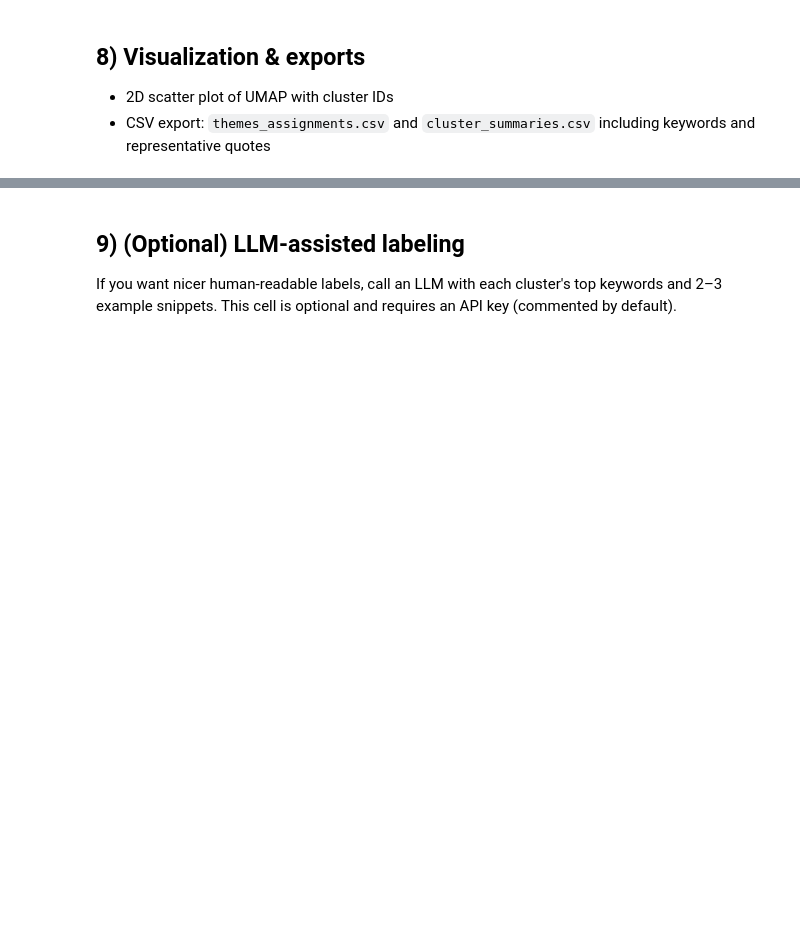
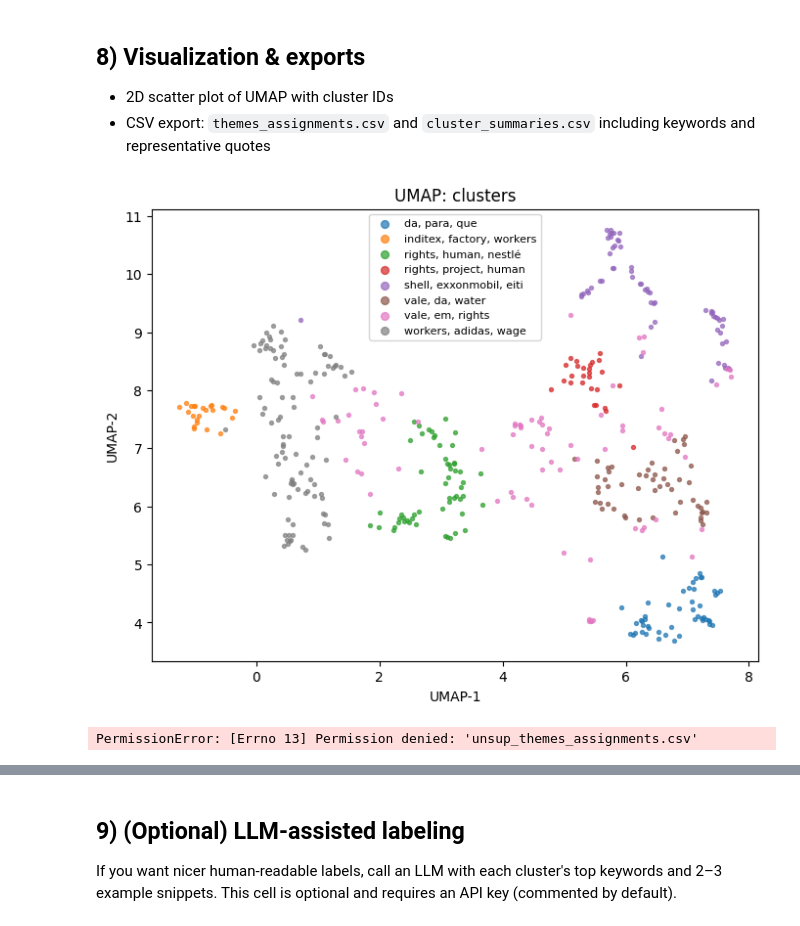
Before and after one commit to BeatPepeScherrer/snf-project3, a Jupyter notebook: unsupervised_theme_discovery.ipynb, the cells around one changed output, grey strips where cells are left out. Saved outputs shown, nothing was run; the diff lists cells and outputs as text; code cells hidden in the pictures; blank space fills up the shorter version.

```diff
--- a/unsupervised_theme_discovery.ipynb
+++ b/unsupervised_theme_discovery.ipynb
@@ -132,7 +37,7 @@ We'll implement Sentence-Transformers first, with a toggle to switch.
 # %%
 # === Embeddings (Sentence-Transformers by default) ===
 USE_OPENAI = False  # set True to use OpenAI embeddings instead
-SENTENCE_MODEL_NAME = "sentence-transformers/all-MiniLM-L6-v2"  # or 'all-mpnet-base-v2'
+SENTENCE_MODEL_NAME = "paraphrase-multilingual-mpnet-base-v2"  # or 'all-mpnet-base-v2'
 
 embeddings = None
 
@@ -143,6 +48,9 @@ if not USE_OPENAI:
     model = SentenceTransformer(SENTENCE_MODEL_NAME)
     texts = df["text"].tolist()
     embeddings = model.encode(texts, show_progress_bar=True, convert_to_numpy=True, normalize_embeddings=True)
+
+    # unpack the nested embeddings and add to dataframe
+    df['embedding_framing'] = [d[0] for d in embeddings]
 else:
     # OpenAI path (optional). Requires OPENAI_API_KEY in env.
     # from openai import OpenAI
@@ -173,16 +71,0 @@ HDBSCAN can work directly on the original embedding, but many practitioners clus
-# %%
-# === UMAP dimensionality reduction ===
-from umap import UMAP
-
-# 2D for visualization
-umap_2d = UMAP(n_components=2, random_state=42)
-X_2d = umap_2d.fit_transform(embeddings)
-
-# Optional: reduced space for clustering (often 10-15 dims)
-umap_hd = UMAP(n_components=15, random_state=42)
-X_hd = umap_hd.fit_transform(embeddings)
-
-df["umap_x"] = X_2d[:,0]
-df["umap_y"] = X_2d[:,1]
-
-print("UMAP shapes:", X_2d.shape, X_hd.shape)
@@ -190,0 +72,12 @@ TypeError: 'module' object is not callable
+# %%
+# Reduce to 15D for clustering stability
+from umap.umap_ import UMAP
+import numpy as np
+
+# Reduce the dimensions of the embeddings to 30
+X = np.vstack(df['embedding_framing'].values)
+
+# UMAP with 30 dimensions
+umap_30d = UMAP(n_components=30, random_state=42, metric='cosine')
+
+X_30d = umap_30d.fit_transform(X)
@@ -323,25 +326,28 @@ cluster_summaries[:2]
 # %%
 # === Simple 2D scatter plot ===
 import matplotlib.pyplot as plt
 
 fig = plt.figure(figsize=(8,6))
-plt.scatter(df["umap_x"], df["umap_y"], s=6)
-plt.title("UMAP projection (all docs)")
-plt.xlabel("UMAP-1")
-plt.ylabel("UMAP-2")
+for cid, g in df.groupby("cluster_label"):
+    plt.scatter(g["umap_x"], g["umap_y"], s=8, label=str(cid), alpha=0.7)
+plt.title("UMAP: clusters")
+plt.xlabel("UMAP-1"); plt.ylabel("UMAP-2"); plt.legend(markerscale=2, fontsize=8)
 plt.show()
 
 # Export results
 assign_cols = ["doc_id","Companies","Company Sectors","Company Headquarters","Countries","date","cluster_id","cluster_label","umap_x","umap_y"]
 assign_cols = [c for c in assign_cols if c in df.columns]
 assign_df = df[assign_cols].copy()
 assign_path = f"{SAVE_PREFIX}_assignments.csv"
 assign_df.to_csv(assign_path, index=False)
 
 # Summaries export
 import json
 summ_path = f"{SAVE_PREFIX}_cluster_summaries.json"
 with open(summ_path, "w", encoding="utf-8") as f:
     json.dump(cluster_summaries, f, ensure_ascii=False, indent=2)
 
 assign_path, summ_path
+# %% [output]
+[figure, added]
+PermissionError: [Errno 13] Permission denied: 'unsup_themes_assignments.csv'
```
Also changed, not shown: parts of 19 cells of this notebook.
